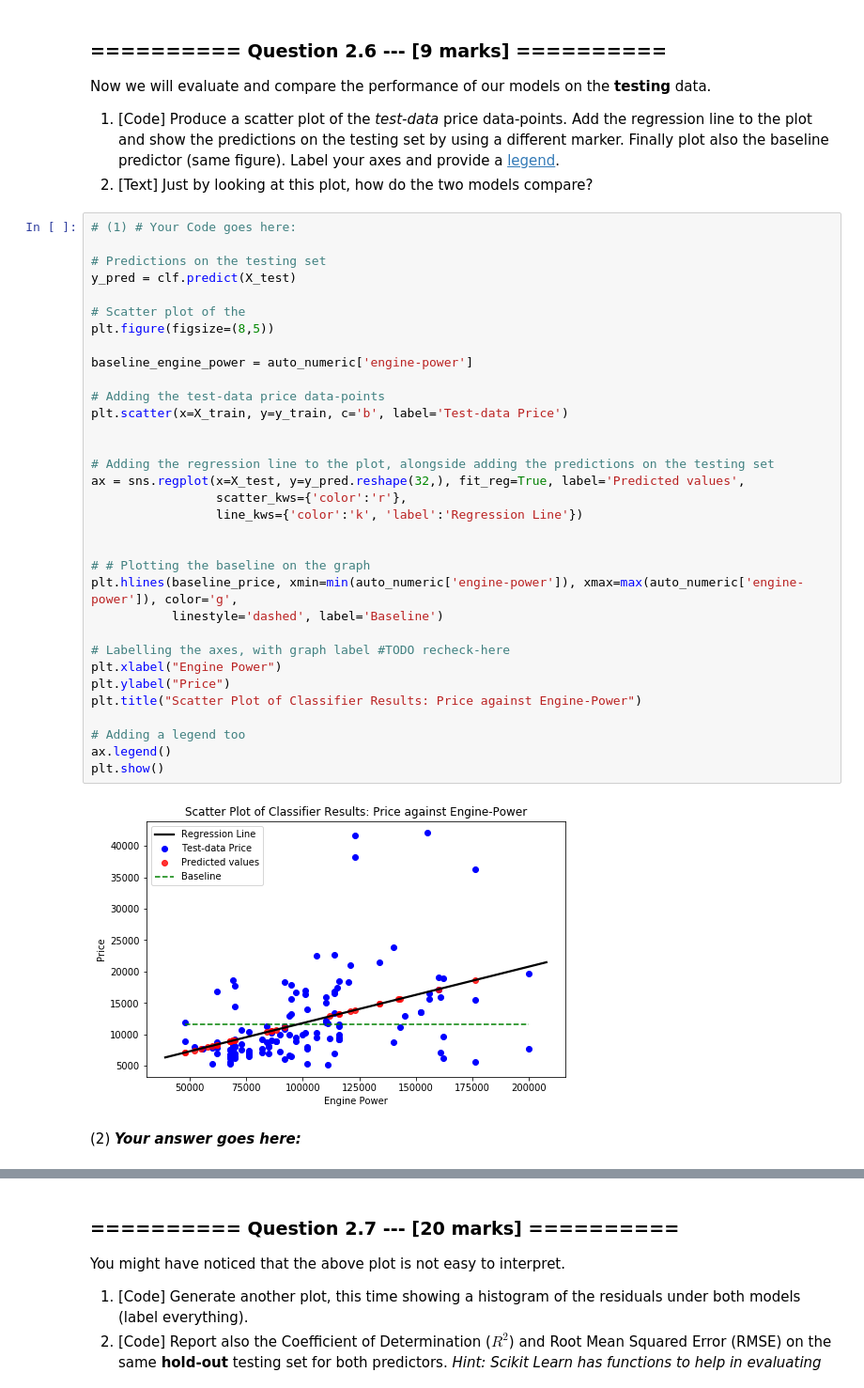
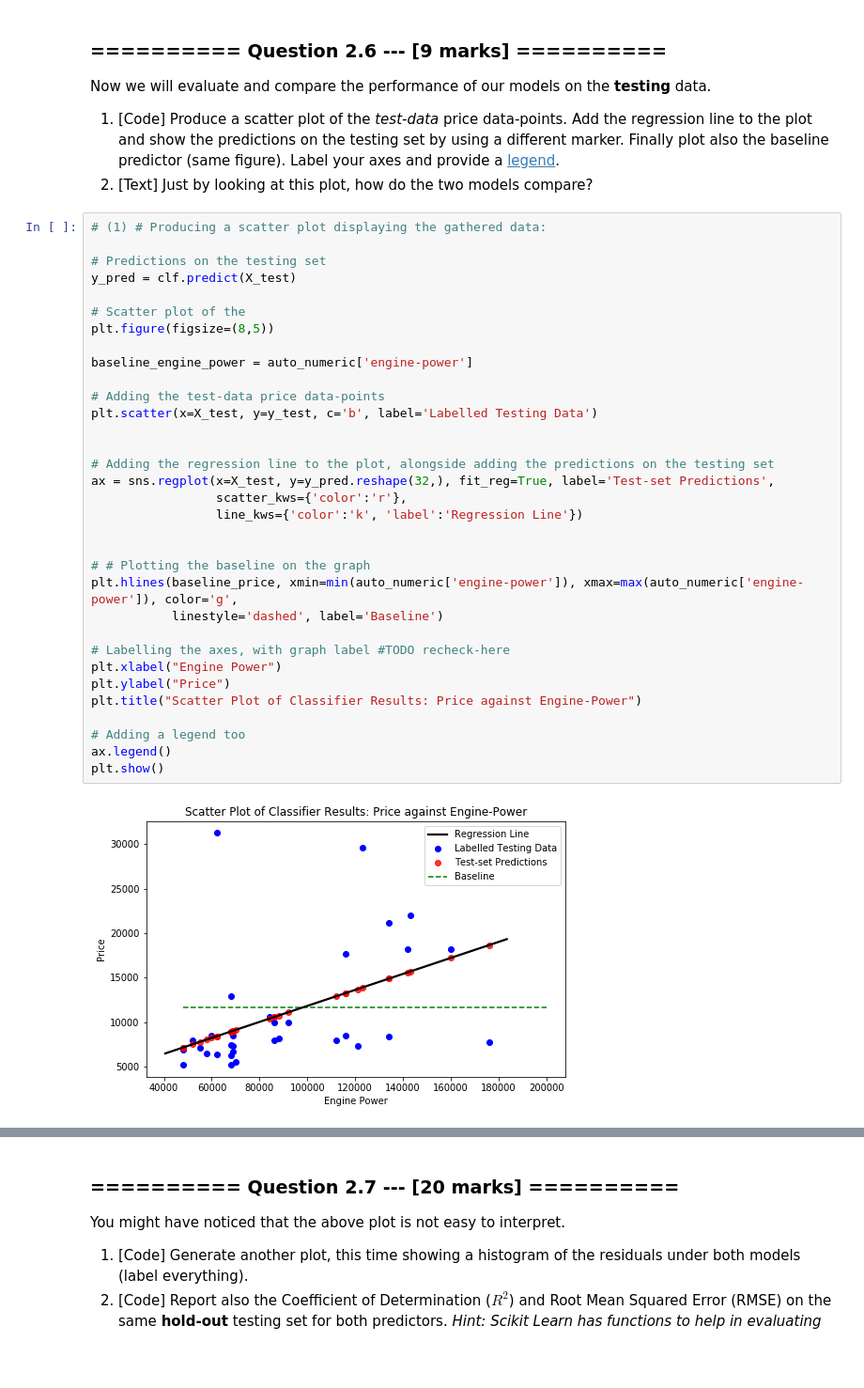
Before and after one commit to ZeroSum24/IAML2018, a Jupyter notebook: Assignments_Work/02_LinearRegression.ipynb, the cells around one changed output, grey strips where cells are left out. Shown: that part at 94% size. Drawn from its saved outputs; the diff is of its cells as text; blank space fills up the shorter version.

```diff
--- a/Assignments_Work/02_LinearRegression.ipynb
+++ b/Assignments_Work/02_LinearRegression.ipynb
@@ -441,39 +442,37 @@ Now we will evaluate and compare the performance of our models on the **testing*
 1. [Code] Produce a scatter plot of the *test-data* price data-points. Add the regression line to the plot and show the predictions on the testing set by using a different marker. Finally plot also the baseline predictor (same figure). Label your axes and provide a [legend](https://matplotlib.org/2.2.3/api/legend_api.html).
 1. [Text] Just by looking at this plot, how do the two models compare?
 # %%
-# (1) # Your Code goes here:
+# (1) # Producing a scatter plot displaying the gathered data:
 
 # Predictions on the testing set
 y_pred = clf.predict(X_test)
 
 # Scatter plot of the
 plt.figure(figsize=(8,5))
 
 baseline_engine_power = auto_numeric['engine-power']
 
 # Adding the test-data price data-points
-plt.scatter(x=X_train, y=y_train, c='b', label='Test-data Price')
+plt.scatter(x=X_test, y=y_test, c='b', label='Labelled Testing Data')
 
 
 # Adding the regression line to the plot, alongside adding the predictions on the testing set
-ax = sns.regplot(x=X_test, y=y_pred.reshape(32,), fit_reg=True, label='Predicted values',
+ax = sns.regplot(x=X_test, y=y_pred.reshape(32,), fit_reg=True, label='Test-set Predictions',
                  scatter_kws={'color':'r'},
                  line_kws={'color':'k', 'label':'Regression Line'})
 
 
 # # Plotting the baseline on the graph
 plt.hlines(baseline_price, xmin=min(auto_numeric['engine-power']), xmax=max(auto_numeric['engine-power']), color='g',
            linestyle='dashed', label='Baseline')
 
 # Labelling the axes, with graph label #TODO recheck-here
 plt.xlabel("Engine Power")
 plt.ylabel("Price")
 plt.title("Scatter Plot of Classifier Results: Price against Engine-Power")
 
 # Adding a legend too
 ax.legend()
 plt.show()
 # %% [output]
-[figure, old version]
+[figure, new version]
-# %% [markdown]
-(2) ***Your answer goes here:***
```
Also changed, not shown: parts of 23 cells of this notebook, 1 other file.
